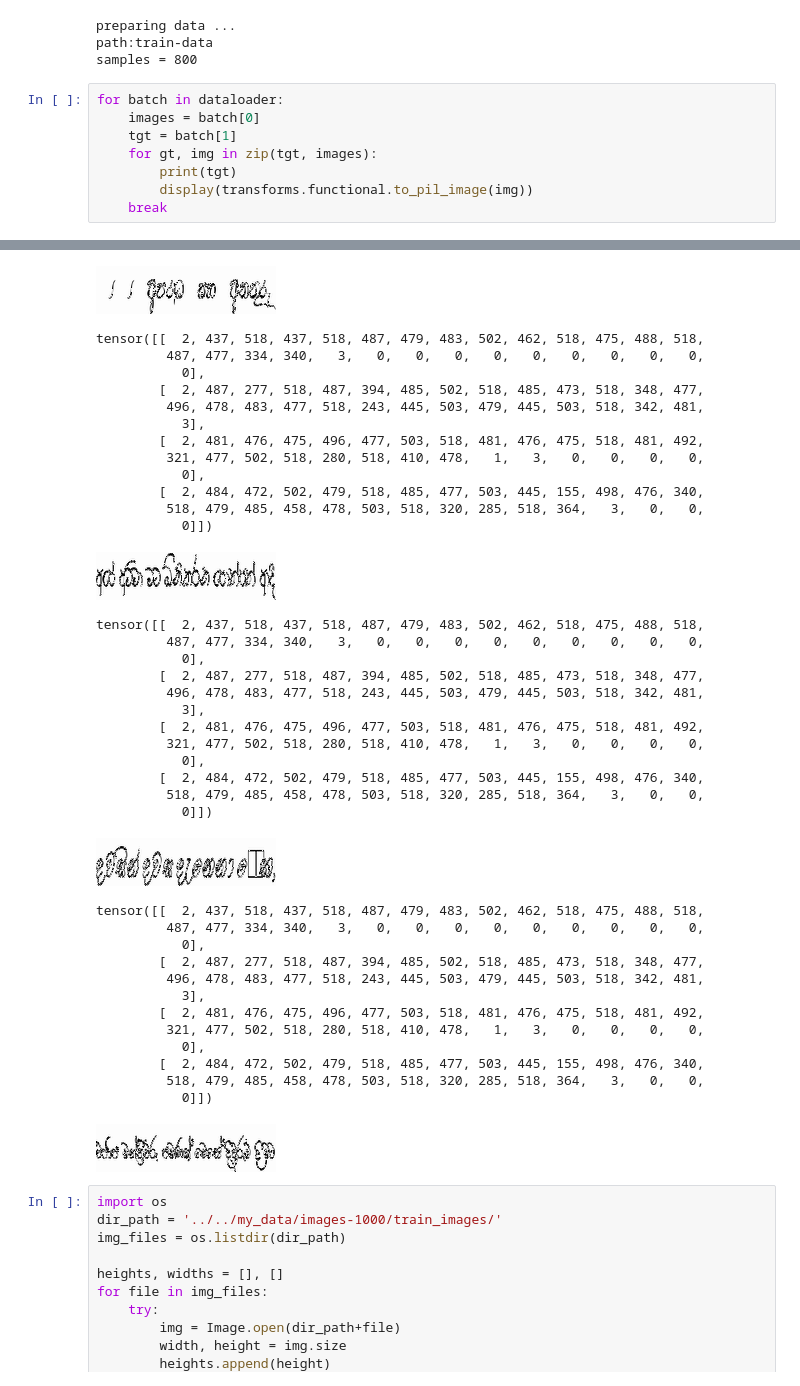
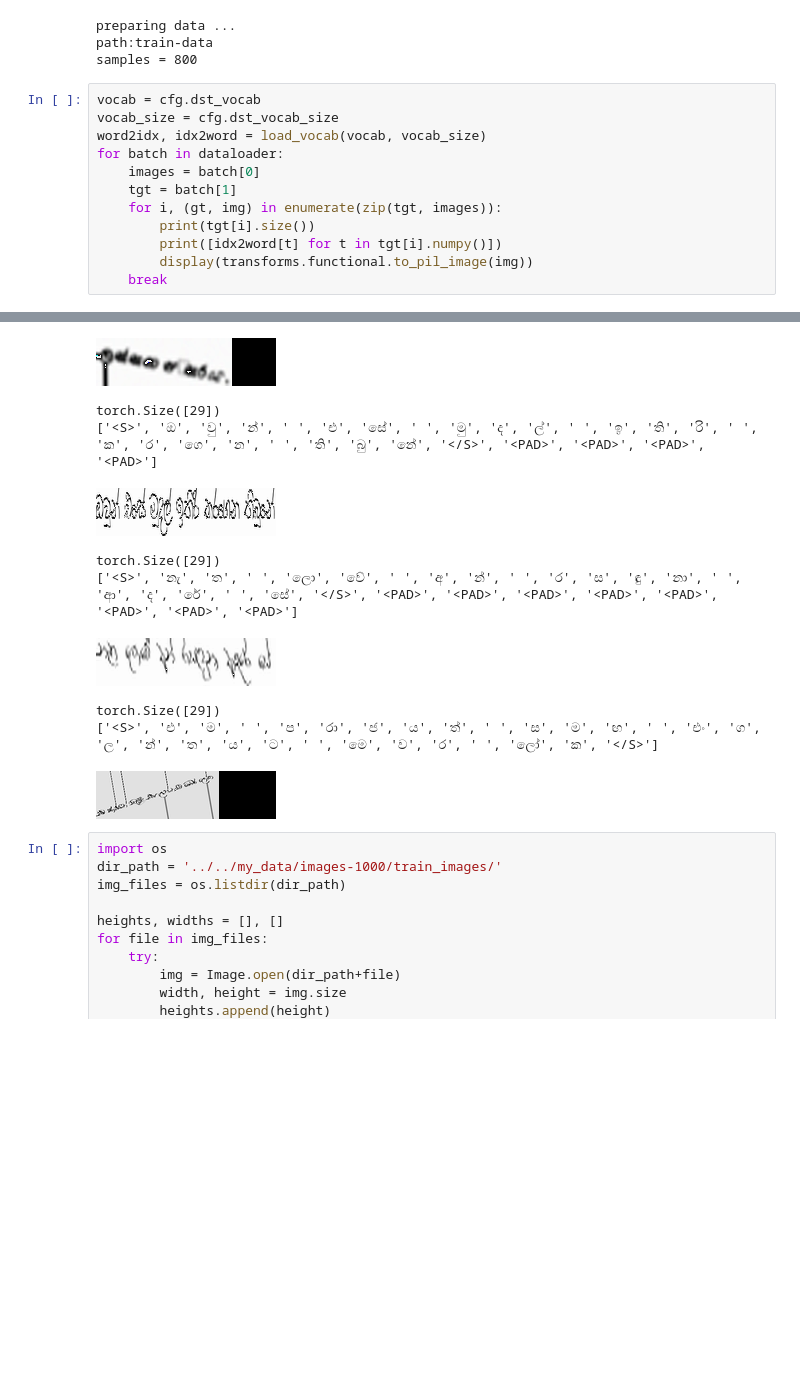
Before and after one commit to KavishkaGunathilaka/Sinhala-CDistNet, a Jupyter notebook: debugging.ipynb, the cells around one changed output, grey strips where cells are left out. Cells and saved outputs as stored; diff of their text form; blank space fills up the shorter version.

```diff
--- a/debugging.ipynb
+++ b/debugging.ipynb
@@ -335,11 +340,15 @@ preparing data ...
 path:train-data
 samples = 800
 # %%
+vocab = cfg.dst_vocab
+vocab_size = cfg.dst_vocab_size
+word2idx, idx2word = load_vocab(vocab, vocab_size)
 for batch in dataloader:
     images = batch[0]
     tgt = batch[1]
-    for gt, img in zip(tgt, images):
-        print(tgt)
+    for i, (gt, img) in enumerate(zip(tgt, images)):
+        print(tgt[i].size())
+        print([idx2word[t] for t in tgt[i].numpy()])
         display(transforms.functional.to_pil_image(img))
     break
 # %% [output]
@@ -358,43 +357,13 @@ tensor([[  2, 437, 518, 437, 518, 487, 479, 483, 502, 462, 518, 475, 488, 518,
-[figure, old version]
+[figure, new version]
-tensor([[  2, 437, 518, 437, 518, 487, 479, 483, 502, 462, 518, 475, 488, 518,
-         487, 477, 334, 340,   3,   0,   0,   0,   0,   0,   0,   0,   0,   0,
-           0],
-        [  2, 487, 277, 518, 487, 394, 485, 502, 518, 485, 473, 518, 348, 477,
-         496, 478, 483, 477, 518, 243, 445, 503, 479, 445, 503, 518, 342, 481,
-           3],
-        [  2, 481, 476, 475, 496, 477, 503, 518, 481, 476, 475, 518, 481, 492,
-         321, 477, 502, 518, 280, 518, 410, 478,   1,   3,   0,   0,   0,   0,
-           0],
-        [  2, 484, 472, 502, 479, 518, 485, 477, 503, 445, 155, 498, 476, 340,
-         518, 479, 485, 458, 478, 503, 518, 320, 285, 518, 364,   3,   0,   0,
-           0]])
+torch.Size([29])
+['<S>', 'ඔ', 'වු', 'න්', ' ', 'එ', 'සේ', ' ', 'මු', 'ද', 'ල්', ' ', 'ඉ', 'ති', 'රි', ' ', 'ක', 'ර', 'ගෙ', 'න', ' ', 'ති', 'බු', 'නේ', '</S>', '<PAD>', '<PAD>', '<PAD>', '<PAD>']
-[figure, old version]
+[figure, new version]
-tensor([[  2, 437, 518, 437, 518, 487, 479, 483, 502, 462, 518, 475, 488, 518,
-         487, 477, 334, 340,   3,   0,   0,   0,   0,   0,   0,   0,   0,   0,
-           0],
-        [  2, 487, 277, 518, 487, 394, 485, 502, 518, 485, 473, 518, 348, 477,
-         496, 478, 483, 477, 518, 243, 445, 503, 479, 445, 503, 518, 342, 481,
-           3],
-        [  2, 481, 476, 475, 496, 477, 503, 518, 481, 476, 475, 518, 481, 492,
-         321, 477, 502, 518, 280, 518, 410, 478,   1,   3,   0,   0,   0,   0,
-           0],
-        [  2, 484, 472, 502, 479, 518, 485, 477, 503, 445, 155, 498, 476, 340,
-         518, 479, 485, 458, 478, 503, 518, 320, 285, 518, 364,   3,   0,   0,
-           0]])
+torch.Size([29])
+['<S>', 'නැ', 'ත', ' ', 'ලො', 'වේ', ' ', 'අ', 'න්', ' ', 'ර', 'ස', 'ඳු', 'නා', ' ', 'ආ', 'ද', 'රේ', ' ', 'සේ', '</S>', '<PAD>', '<PAD>', '<PAD>', '<PAD>', '<PAD>', '<PAD>', '<PAD>', '<PAD>']
-[figure, old version]
+[figure, new version]
-tensor([[  2, 437, 518, 437, 518, 487, 479, 483, 502, 462, 518, 475, 488, 518,
-         487, 477, 334, 340,   3,   0,   0,   0,   0,   0,   0,   0,   0,   0,
-           0],
-        [  2, 487, 277, 518, 487, 394, 485, 502, 518, 485, 473, 518, 348, 477,
-         496, 478, 483, 477, 518, 243, 445, 503, 479, 445, 503, 518, 342, 481,
-           3],
-        [  2, 481, 476, 475, 496, 477, 503, 518, 481, 476, 475, 518, 481, 492,
-         321, 477, 502, 518, 280, 518, 410, 478,   1,   3,   0,   0,   0,   0,
-           0],
-        [  2, 484, 472, 502, 479, 518, 485, 477, 503, 445, 155, 498, 476, 340,
-         518, 479, 485, 458, 478, 503, 518, 320, 285, 518, 364,   3,   0,   0,
-           0]])
+torch.Size([29])
+['<S>', 'එ', 'ම', ' ', 'ප', 'රා', 'ජ', 'ය', 'ත්', ' ', 'ස', 'ම', 'ඟ', ' ', 'එං', 'ග', 'ල', 'න්', 'ත', 'ය', 'ට', ' ', 'මෙ', 'ව', 'ර', ' ', 'ලෝ', 'ක', '</S>']
-[figure, old version]
+[figure, new version]
 # %%
 import os
 dir_path = '../../my_data/images-1000/train_images/'
```
Also changed, not shown: parts of 4 cells of this notebook, 3 other files.
